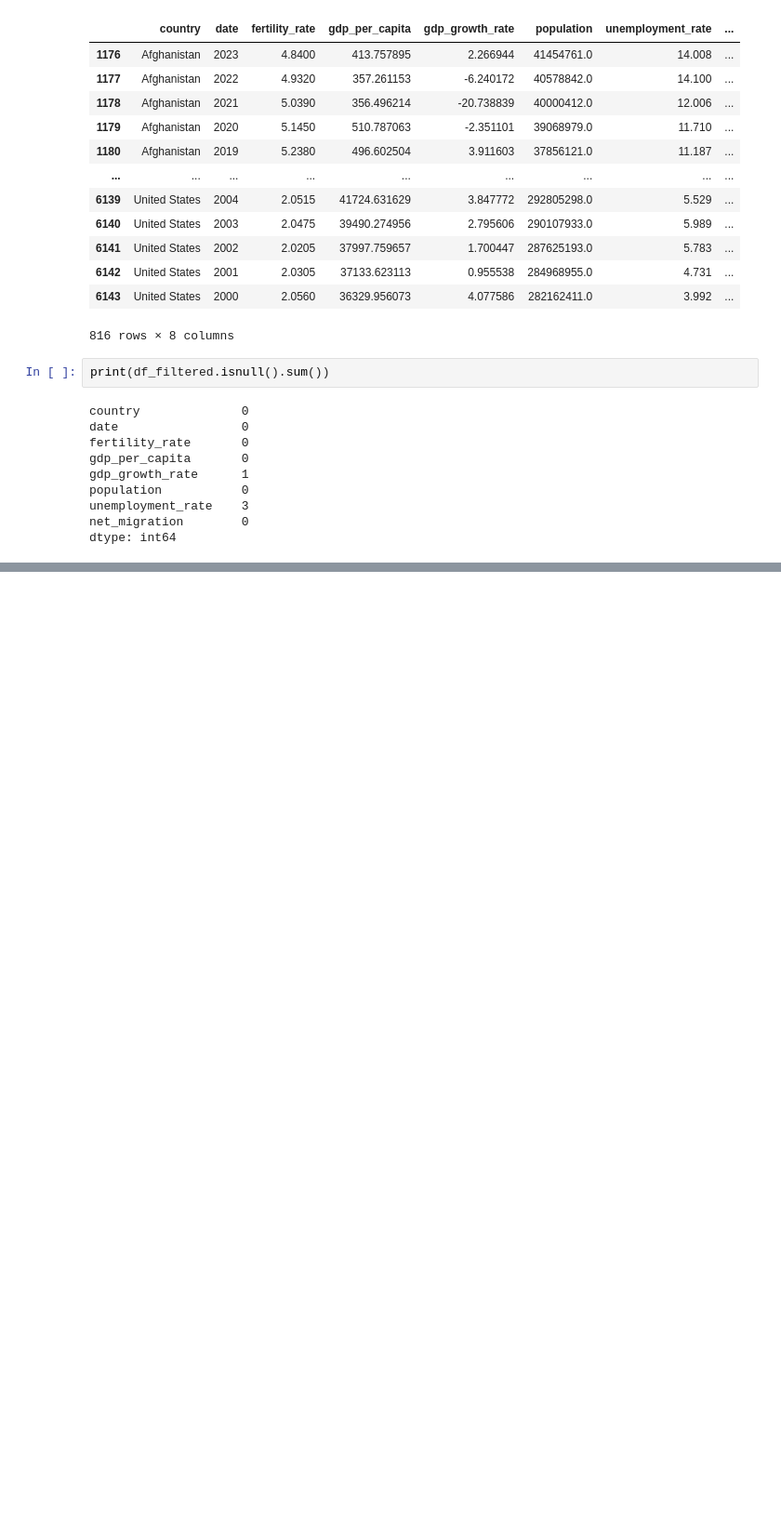
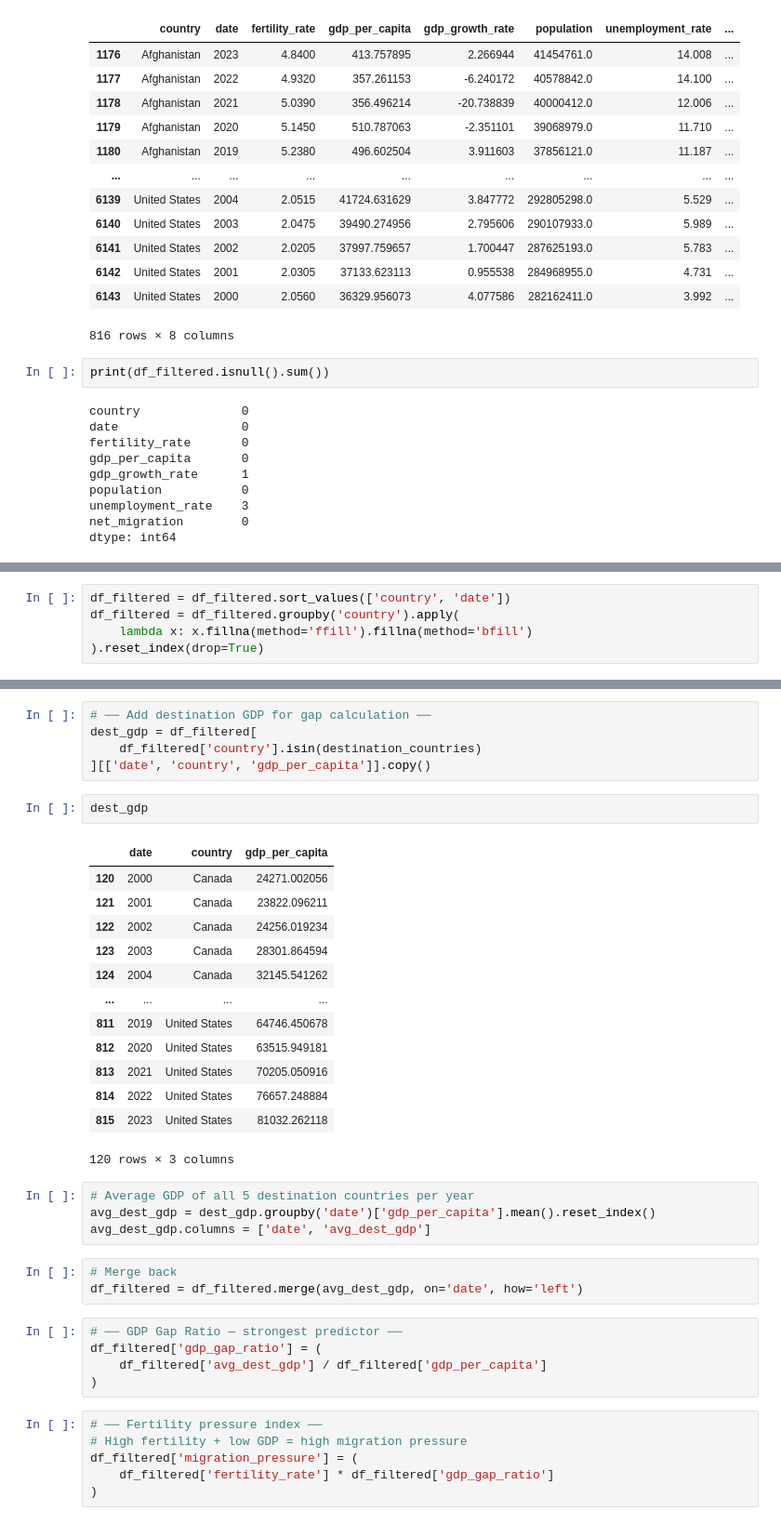
Before and after one commit to abir171915/MigrantFlows, a Jupyter notebook: migration_data_collection.ipynb, the cells around one changed output, grey strips where cells are left out. Shown at 93% size. Saved outputs shown, nothing was run; the diff lists cells and outputs as text; blank space fills up the shorter version.

```diff
--- a/migration_data_collection.ipynb
+++ b/migration_data_collection.ipynb
@@ -136,0 +149,5 @@ dtype: int64
+# %%
+df_filtered = df_filtered.sort_values(['country', 'date'])
+df_filtered = df_filtered.groupby('country').apply(
+    lambda x: x.fillna(method='ffill').fillna(method='bfill')
+).reset_index(drop=True)
@@ -136,0 +168,39 @@ dtype: int64
+# %%
+# ── Add destination GDP for gap calculation ──
+dest_gdp = df_filtered[
+    df_filtered['country'].isin(destination_countries)
+][['date', 'country', 'gdp_per_capita']].copy()
+# %%
+dest_gdp
+# %% [output]
+|  | date | country | gdp_per_capita |
+| 120 | 2000 | Canada | 24271.002056 |
+| 121 | 2001 | Canada | 23822.096211 |
+| 122 | 2002 | Canada | 24256.019234 |
+| 123 | 2003 | Canada | 28301.864594 |
+| 124 | 2004 | Canada | 32145.541262 |
+| ... | ... | ... | ... |
+| 811 | 2019 | United States | 64746.450678 |
+| 812 | 2020 | United States | 63515.949181 |
+| 813 | 2021 | United States | 70205.050916 |
+| 814 | 2022 | United States | 76657.248884 |
+| 815 | 2023 | United States | 81032.262118 |
+120 rows × 3 columns
+# %%
+# Average GDP of all 5 destination countries per year
+avg_dest_gdp = dest_gdp.groupby('date')['gdp_per_capita'].mean().reset_index()
+avg_dest_gdp.columns = ['date', 'avg_dest_gdp']
+# %%
+# Merge back
+df_filtered = df_filtered.merge(avg_dest_gdp, on='date', how='left')
+# %%
+# ── GDP Gap Ratio — strongest predictor ──
+df_filtered['gdp_gap_ratio'] = (
+    df_filtered['avg_dest_gdp'] / df_filtered['gdp_per_capita']
+)
+# %%
+# ── Fertility pressure index ──
+# High fertility + low GDP = high migration pressure
+df_filtered['migration_pressure'] = (
+    df_filtered['fertility_rate'] * df_filtered['gdp_gap_ratio']
+)
```
Also changed, not shown: parts of 5 cells of this notebook, 2 other files.
